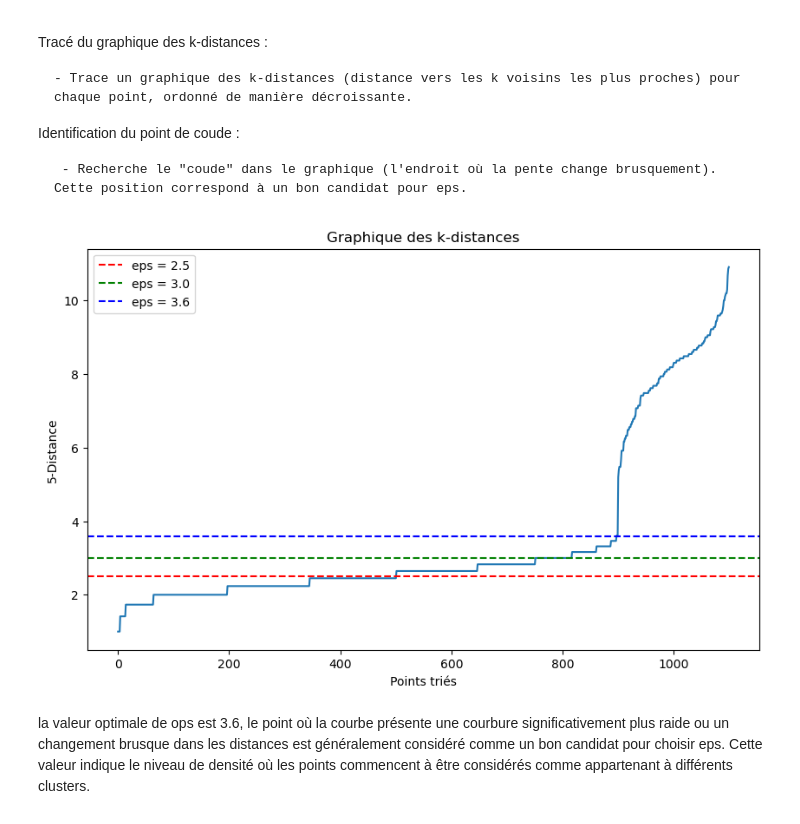
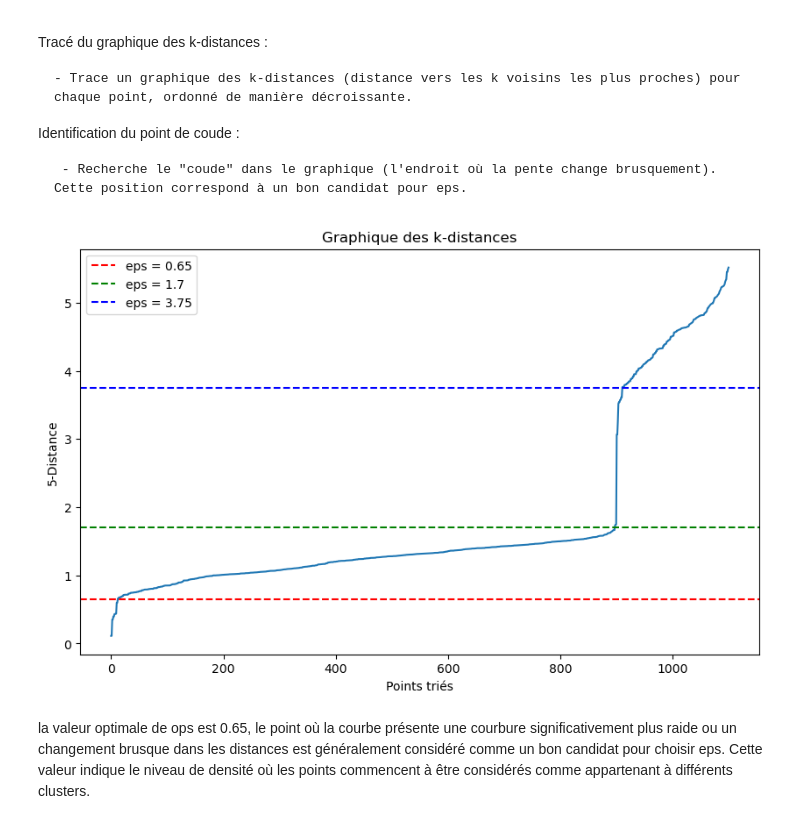
Before and after one commit to IkramBlsl/Data-Mining---Clustering-, a Jupyter notebook: Data_mining_clustering.ipynb, the cells around one changed output. Drawn from its saved outputs; the diff is of its cells as text; code cells hidden in the pictures.

```diff
--- a/Data_mining_clustering.ipynb
+++ b/Data_mining_clustering.ipynb
@@ -63,6 +96,20 @@ plt.xticks(rotation=45)
 plt.show()
 # %% [output]
 [figure]
+# %%
+# Visualisez la distribution des données avec KDE pour chaque colonne
+plt.figure(figsize=(15, 10))
+sns.set(style="whitegrid")
+
+# Parcourez toutes les colonnes de votre ensemble de données
+for column in data.columns:
+    sns.kdeplot(data[column], label=column, fill=True)
+
+plt.title('Distribution des Caractéristiques avec KDE')
+plt.xlabel('Valeurs')
+plt.ylabel('Densité')
+plt.legend()
+plt.show()
 # %% [markdown]
 Diagrammes en boîte (box plots) ou Violin plots :
 
@@ -212,31 +289,31 @@ Identification du point de coude :
 # %%
 # Utiliser l'algorithme des k plus proches voisins pour calculer les distances
 k = 5  # Choisis un nombre de voisins
-nbrs = NearestNeighbors(n_neighbors=k).fit(data)
-distances, _ = nbrs.kneighbors(data)
+nbrs = NearestNeighbors(n_neighbors=k).fit(scaled_data)
+distances, _ = nbrs.kneighbors(scaled_data)
 
 # Trier les distances des k plus proches voisins
 distances = np.sort(distances, axis=0)
 distances = distances[:,1]  # Prendre la distance au k plus proche voisin (exclut le point lui-même)
 
 # Tracer le graphique des k-distances
 plt.figure(figsize=(10, 6))
 plt.plot(distances)
 plt.title('Graphique des k-distances')
 plt.xlabel('Points triés')
 plt.ylabel(f'{k}-Distance')
 
 # Ajouter des lignes verticales pour marquer plusieurs distances potentielles
-thresholds = [ 2.5 , 3.0 , 3.6]  # Liste de distances à marquer
+thresholds = [ 0.65 , 1.7 , 3.75]  # Liste de distances à marquer
 colors = ['r', 'g', 'b']  # Couleurs pour les lignes verticales
 
 for threshold, color in zip(thresholds, colors):
     plt.axhline(y=threshold, color=color, linestyle='--', label=f'eps = {threshold}')
 
 plt.legend()
 plt.show()
 # %% [output]
-[figure, old version]
+[figure, new version]
 # %% [markdown]
-la valeur optimale de ops est 3.6,
+la valeur optimale de ops est 0.65,
 le point où la courbe présente une courbure significativement plus raide ou un changement brusque dans les distances est généralement considéré comme un bon candidat pour choisir eps. Cette valeur indique le niveau de densité où les points commencent à être considérés comme appartenant à différents clusters.
```
Also changed, not shown: parts of 23 cells of this notebook.
